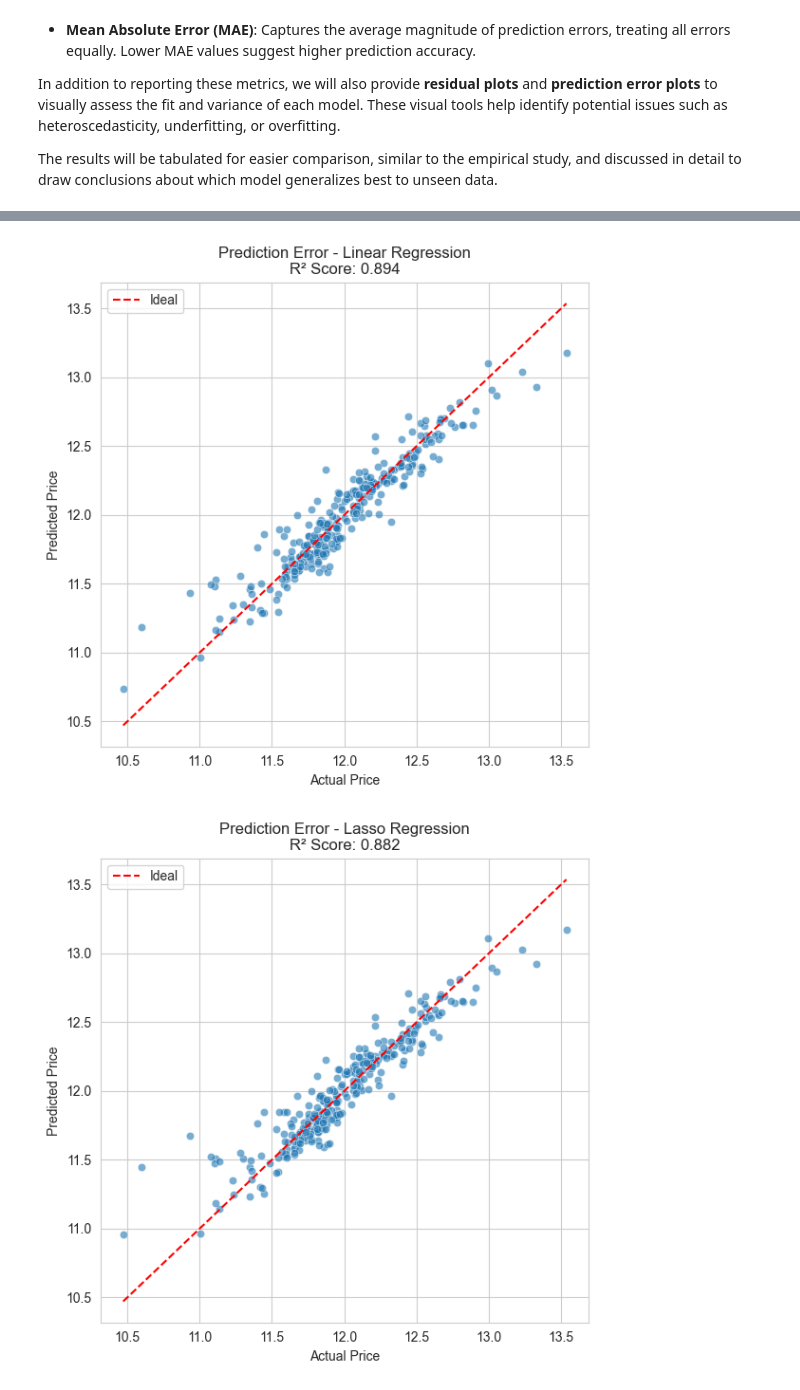
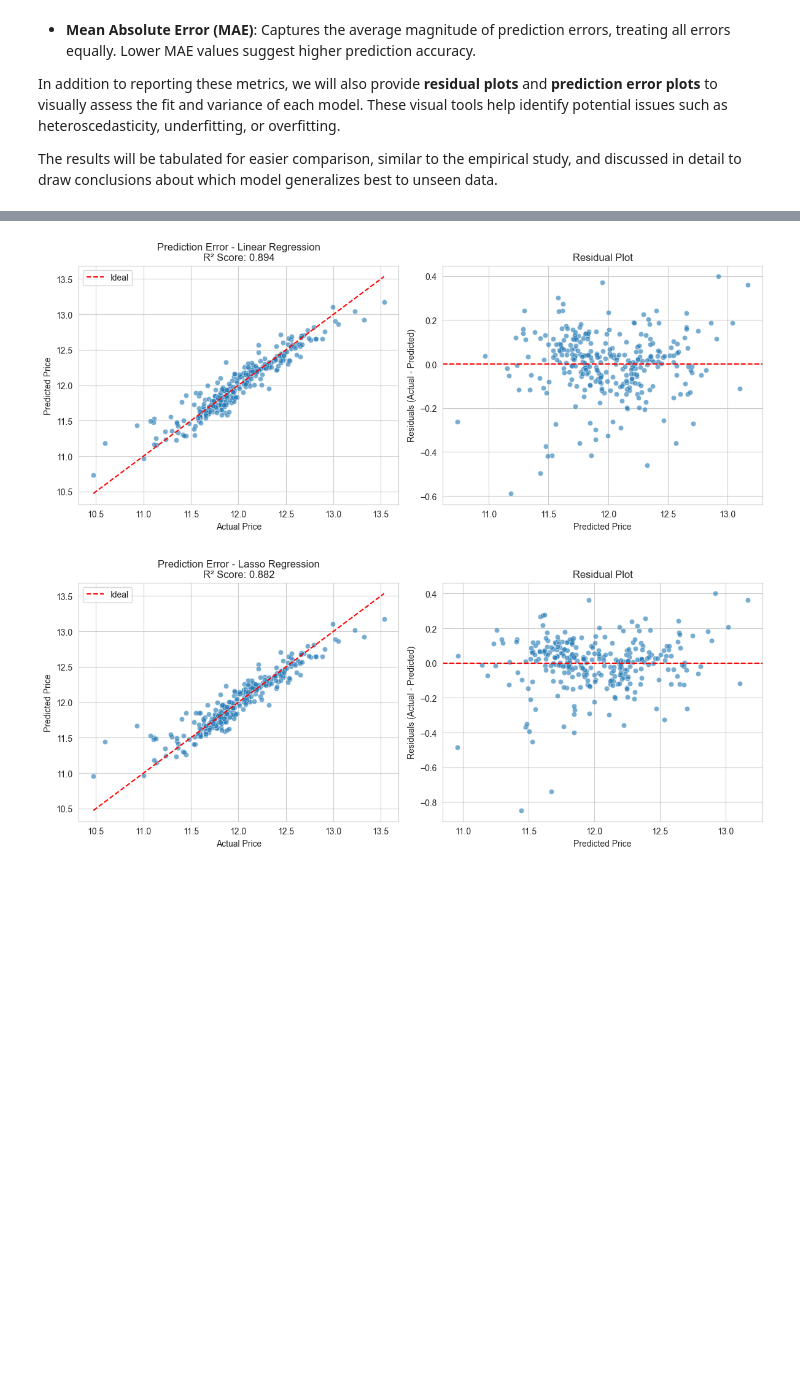
Before and after one commit to plminh-sdh/House-Price-Predict-Using-Machine-Regression, a Jupyter notebook: docs/House Price Predict Using Machine Regression.ipynb, the cells around one changed output, grey strips where cells are left out. Cells and saved outputs as stored; diff of their text form; code cells hidden in the pictures; blank space fills up the shorter version.

```diff
--- a/docs/House Price Predict Using Machine Regression.ipynb
+++ b/docs/House Price Predict Using Machine Regression.ipynb
@@ -1028,23 +1027,36 @@ plot_model_comparison(model_names, rmse_scores, r2_scores)
 # %%
 # Define the plotting function for prediction error
-def plot_prediction_error(y_true, y_pred, title="Prediction Error Plot"):
-    plt.figure(figsize=(6, 6))
-    sns.scatterplot(x=y_true, y=y_pred, alpha=0.6)
+def plot_prediction_error(y_true, y_pred, title="Prediction Error & Residual Plot"):
+    residuals = y_true - y_pred
+
+    fig, axes = plt.subplots(1, 2, figsize=(12, 5))
+
+    # --- Prediction Error Plot ---
+    sns.scatterplot(x=y_true, y=y_pred, alpha=0.6, ax=axes[0])
+    min_val = min(min(y_true), min(y_pred))
     max_val = max(max(y_true), max(y_pred))
-    min_val = min(min(y_true), min(y_pred))
-    plt.plot([min_val, max_val], [min_val, max_val], color='red', linestyle='--', label='Ideal')
-    plt.xlabel("Actual Price")
-    plt.ylabel("Predicted Price")
-    plt.title(title + f"\nR² Score: {r2_score(y_true, y_pred):.3f}")
-    plt.legend()
-    plt.grid(True)
+    axes[0].plot([min_val, max_val], [min_val, max_val], color='red', linestyle='--', label='Ideal')
+    axes[0].set_xlabel("Actual Price")
+    axes[0].set_ylabel("Predicted Price")
+    axes[0].set_title(f"{title}\nR² Score: {r2_score(y_true, y_pred):.3f}")
+    axes[0].legend()
+    axes[0].grid(True)
+
+    # --- Residual Plot ---
+    sns.scatterplot(x=y_pred, y=residuals, alpha=0.6, ax=axes[1])
+    axes[1].axhline(0, color='red', linestyle='--')
+    axes[1].set_xlabel("Predicted Price")
+    axes[1].set_ylabel("Residuals (Actual - Predicted)")
+    axes[1].set_title("Residual Plot")
+    axes[1].grid(True)
+
     plt.tight_layout()
     plt.show()
 
 # Predict and plot for each model
 for name, model in models.items():
     y_pred = model.predict(X_test)
     plot_prediction_error(y_true=y_test, y_pred=y_pred, title=f"Prediction Error - {name}")
 # %% [output]
-[figure, old version]
+[figure, new version]
-[figure, old version]
+[figure, new version]
```
Also changed, not shown: parts of 11 cells of this notebook, 5 other files.
